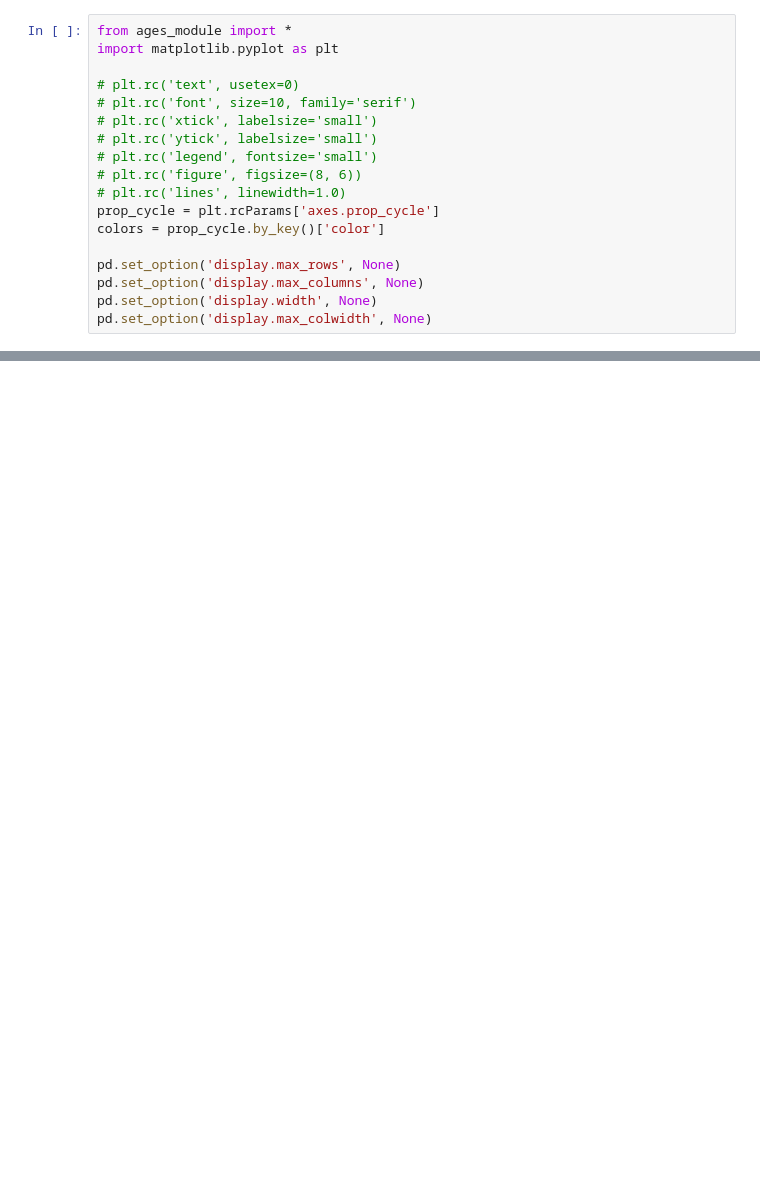
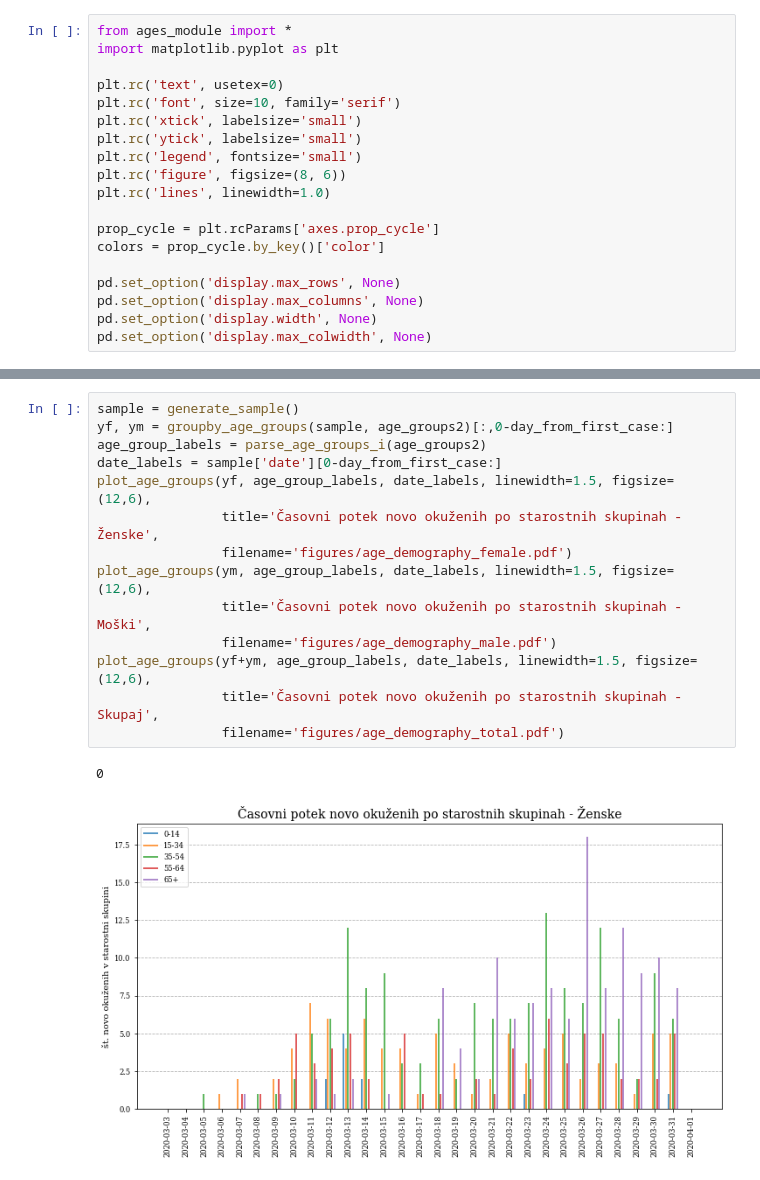
Before and after one commit to luka-medic/CoronaVirus, a Jupyter notebook: sandbox.ipynb, the cells around one changed output, grey strips where cells are left out. Cells and saved outputs as stored; diff of their text form; blank space fills up the shorter version.

```diff
--- a/sandbox.ipynb
+++ b/sandbox.ipynb
@@ -2,13 +2,14 @@
 from ages_module import *
 import matplotlib.pyplot as plt
 
-# plt.rc('text', usetex=0)
-# plt.rc('font', size=10, family='serif')
-# plt.rc('xtick', labelsize='small')
-# plt.rc('ytick', labelsize='small')
-# plt.rc('legend', fontsize='small')
-# plt.rc('figure', figsize=(8, 6))
-# plt.rc('lines', linewidth=1.0)
+plt.rc('text', usetex=0)
+plt.rc('font', size=10, family='serif')
+plt.rc('xtick', labelsize='small')
+plt.rc('ytick', labelsize='small')
+plt.rc('legend', fontsize='small')
+plt.rc('figure', figsize=(8, 6))
+plt.rc('lines', linewidth=1.0)
+
 prop_cycle = plt.rcParams['axes.prop_cycle']
 colors = prop_cycle.by_key()['color']
 
@@ -49,0 +39,17 @@ plot_age_groups(yf+ym, age_group_labels, sample['date'], width=2.)
+# %%
+sample = generate_sample()
+yf, ym = groupby_age_groups(sample, age_groups2)[:,0-day_from_first_case:]
+age_group_labels = parse_age_groups_i(age_groups2)
+date_labels = sample['date'][0-day_from_first_case:]
+plot_age_groups(yf, age_group_labels, date_labels, linewidth=1.5, figsize=(12,6),
+                title='Časovni potek novo okuženih po starostnih skupinah - Ženske',
+                filename='figures/age_demography_female.pdf')
+plot_age_groups(ym, age_group_labels, date_labels, linewidth=1.5, figsize=(12,6),
+                title='Časovni potek novo okuženih po starostnih skupinah - Moški',
+                filename='figures/age_demography_male.pdf')
+plot_age_groups(yf+ym, age_group_labels, date_labels, linewidth=1.5, figsize=(12,6),
+                title='Časovni potek novo okuženih po starostnih skupinah - Skupaj',
+                filename='figures/age_demography_total.pdf')
+# %% [output]
+0
+[figure, added]
```
Also changed, not shown: parts of 3 cells of this notebook, 7 other files.
